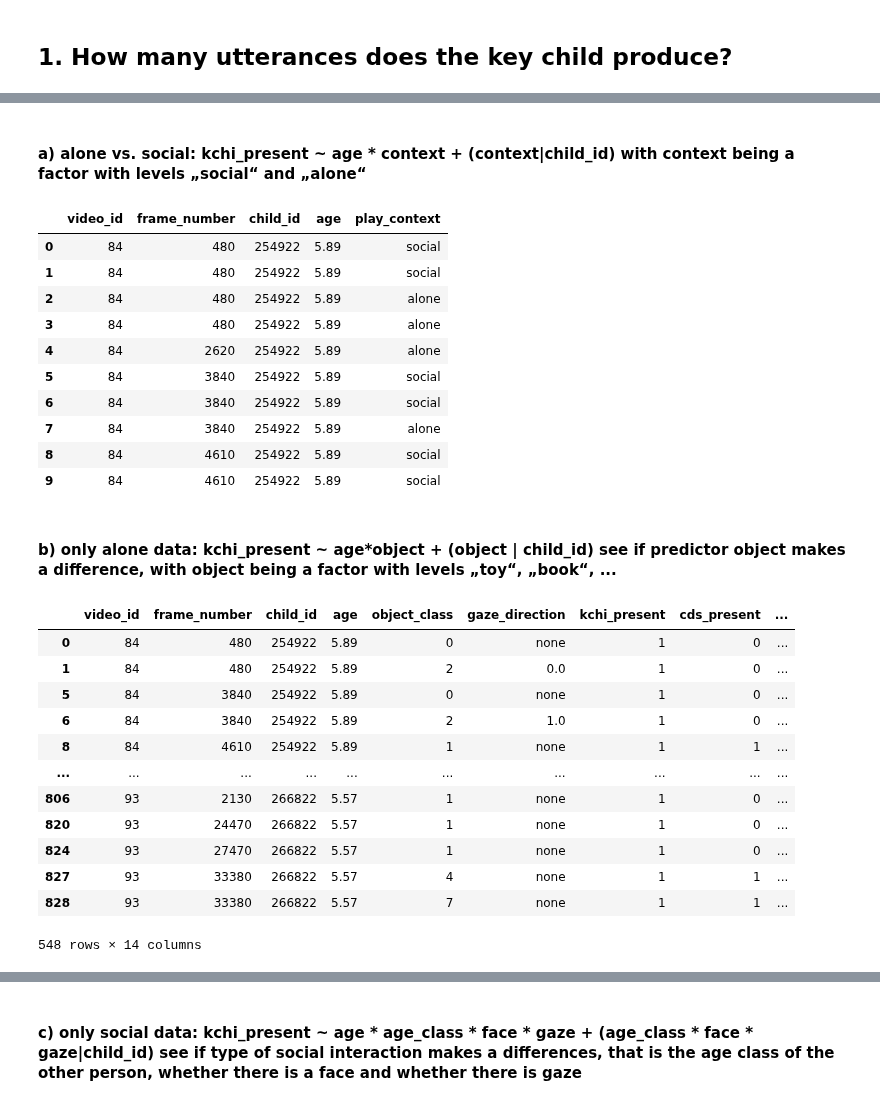
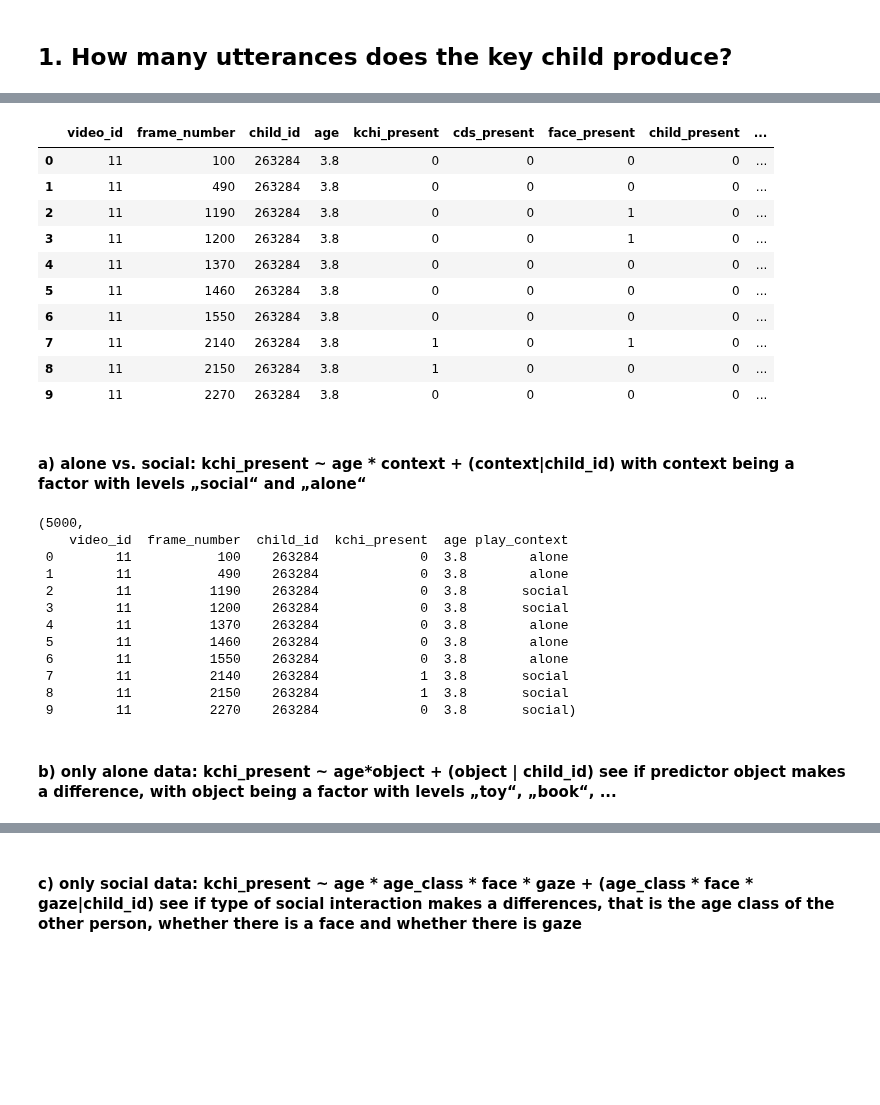
Before and after one commit to neleSuffo/naturalistic-social-analysis, a Jupyter notebook: notebooks/quantex_glmm.ipynb, the cells around one changed output, grey strips where cells are left out. Drawn from its saved outputs; the diff is of its cells as text; code cells hidden in the pictures; blank space fills up the shorter version.

Commit message:
generate data for question 1-3

```diff
--- a/notebooks/quantex_glmm.ipynb
+++ b/notebooks/quantex_glmm.ipynb
@@ -74,6 +70,13 @@ with sqlite3.connect(db_path) as conn:
     print(tables)
 # %% [markdown]
 ## 1. How many utterances does the key child produce?
+# %%
+import sqlite3
+import pandas as pd
+import os
+
+# show all columns in pandas DataFrame
+pd.set_option('display.max_columns', None)
 # %%
 
 query_01 = """
@@ -167,37 +220,43 @@ utterance_01_df.head(10)
+# %%
+# Load data
+with sqlite3.connect('/home/nele_pauline_suffo/outputs/detection_pipeline_results/detection_results.db') as conn:
+    utterance_01_df = pd.read_sql_query(query_01, conn)
+
+utterance_01_df_merged = merge_duplicates_01(utterance_01_df)
+utterance_01_df_merged.to_csv('/home/nele_pauline_suffo/outputs/detection_pipeline_results/utterance_01_df.csv', index=False)
+
+utterance_01_df_merged.head(10)
+# %% [output]
+|  | video_id | frame_number | child_id | age | kchi_present | cds_present | face_present | child_present | ... |
+| 0 | 11 | 100 | 263284 | 3.8 | 0 | 0 | 0 | 0 | ... |
+| 1 | 11 | 490 | 263284 | 3.8 | 0 | 0 | 0 | 0 | ... |
+| 2 | 11 | 1190 | 263284 | 3.8 | 0 | 0 | 1 | 0 | ... |
+| 3 | 11 | 1200 | 263284 | 3.8 | 0 | 0 | 1 | 0 | ... |
+| 4 | 11 | 1370 | 263284 | 3.8 | 0 | 0 | 0 | 0 | ... |
+| 5 | 11 | 1460 | 263284 | 3.8 | 0 | 0 | 0 | 0 | ... |
+| 6 | 11 | 1550 | 263284 | 3.8 | 0 | 0 | 0 | 0 | ... |
+| 7 | 11 | 2140 | 263284 | 3.8 | 1 | 0 | 1 | 0 | ... |
+| 8 | 11 | 2150 | 263284 | 3.8 | 1 | 0 | 0 | 0 | ... |
+| 9 | 11 | 2270 | 263284 | 3.8 | 0 | 0 | 0 | 0 | ... |
 # %% [markdown]
 #### a) alone vs. social: kchi_present ~ age * context + (context|child_id) with context being a factor with levels „social“ and „alone“
 # %%
-utterance_01a_df = utterance_01_df[['video_id', 'frame_number', 'child_id', 'age', 'play_context']]
+utterance_01a_df = utterance_01_df_merged[['video_id', 'frame_number', 'child_id', 'kchi_present', 'age', 'play_context']]
 utterance_01a_df.to_csv('/home/nele_pauline_suffo/outputs/detection_pipeline_results/utterance_01a_df.csv', index=False)
-utterance_01a_df.head(10)
+len(utterance_01a_df), utterance_01a_df.head(10)
 # %% [output]
-|  | video_id | frame_number | child_id | age | play_context |
-| 0 | 84 | 480 | 254922 | 5.89 | social |
-| 1 | 84 | 480 | 254922 | 5.89 | social |
-| 2 | 84 | 480 | 254922 | 5.89 | alone |
-| 3 | 84 | 480 | 254922 | 5.89 | alone |
-| 4 | 84 | 2620 | 254922 | 5.89 | alone |
-| 5 | 84 | 3840 | 254922 | 5.89 | social |
-| 6 | 84 | 3840 | 254922 | 5.89 | social |
-| 7 | 84 | 3840 | 254922 | 5.89 | alone |
-| 8 | 84 | 4610 | 254922 | 5.89 | social |
-| 9 | 84 | 4610 | 254922 | 5.89 | social |
+(5000,
+    video_id  frame_number  child_id  kchi_present  age play_context
+ 0        11           100    263284             0  3.8        alone
+ 1        11           490    263284             0  3.8        alone
+ 2        11          1190    263284             0  3.8       social
+ 3        11          1200    263284             0  3.8       social
+ 4        11          1370    263284             0  3.8        alone
+ 5        11          1460    263284             0  3.8        alone
+ 6        11          1550    263284             0  3.8        alone
+ 7        11          2140    263284             1  3.8       social
+ 8        11          2150    263284             1  3.8       social
+ 9        11          2270    263284             0  3.8       social)
 # %% [markdown]
 #### b) only alone data: kchi_present ~ age*object + (object | child_id) see if predictor object makes a difference, with object being a factor with levels „toy“, „book“, ...
-# %%
-utterance_01_df[utterance_01_df['play_context'] == 'social']
-# %% [output]
-|  | video_id | frame_number | child_id | age | object_class | gaze_direction | kchi_present | cds_present | ... |
-| 0 | 84 | 480 | 254922 | 5.89 | 0 | none | 1 | 0 | ... |
-| 1 | 84 | 480 | 254922 | 5.89 | 2 | 0.0 | 1 | 0 | ... |
-| 5 | 84 | 3840 | 254922 | 5.89 | 0 | none | 1 | 0 | ... |
-| 6 | 84 | 3840 | 254922 | 5.89 | 2 | 1.0 | 1 | 0 | ... |
-| 8 | 84 | 4610 | 254922 | 5.89 | 1 | none | 1 | 1 | ... |
-| ... | ... | ... | ... | ... | ... | ... | ... | ... | ... |
-| 806 | 93 | 2130 | 266822 | 5.57 | 1 | none | 1 | 0 | ... |
-| 820 | 93 | 24470 | 266822 | 5.57 | 1 | none | 1 | 0 | ... |
-| 824 | 93 | 27470 | 266822 | 5.57 | 1 | none | 1 | 0 | ... |
-| 827 | 93 | 33380 | 266822 | 5.57 | 4 | none | 1 | 1 | ... |
-| 828 | 93 | 33380 | 266822 | 5.57 | 7 | none | 1 | 1 | ... |
-548 rows × 14 columns
 # %%
```
Also changed, not shown: parts of 12 cells of this notebook.
